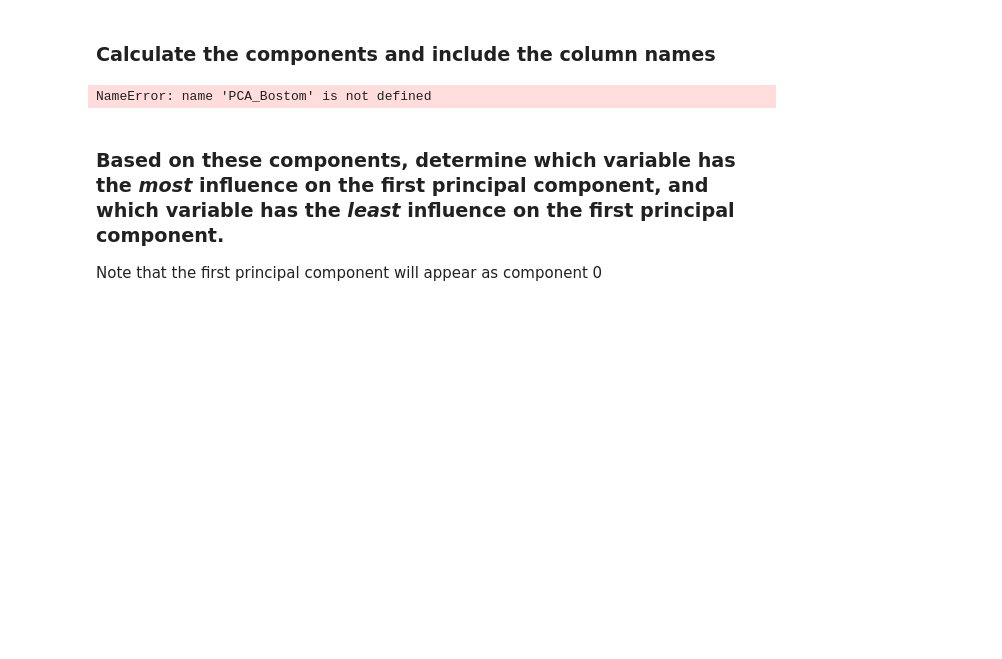
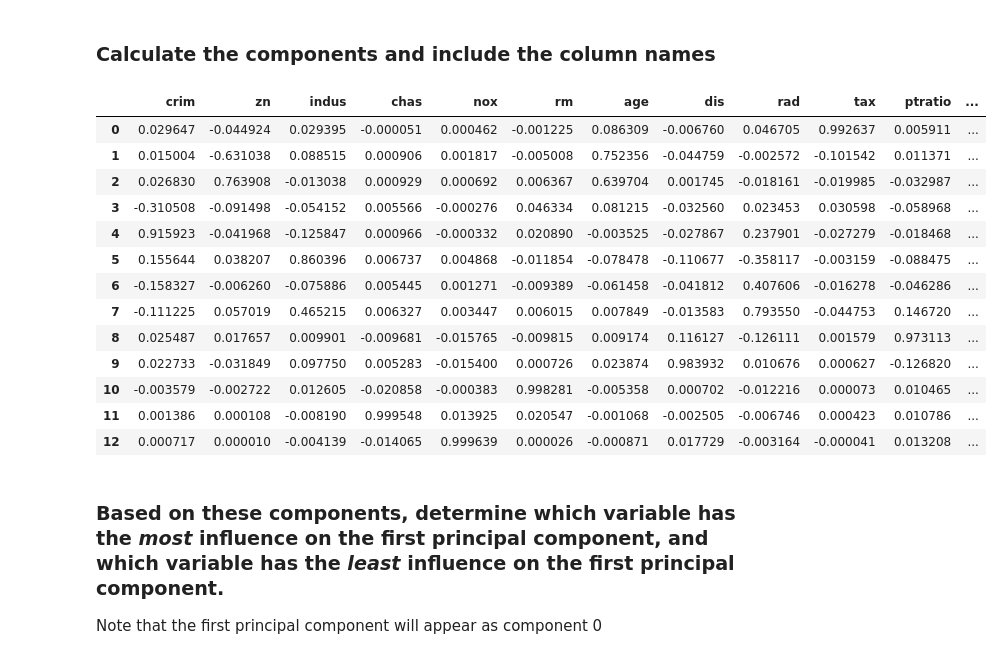
Before and after one commit to JosephPizzuti/code_2600, a Jupyter notebook: mod07_clustering.ipynb, the cells around one changed output. Cells and saved outputs as stored; diff of their text form; code cells hidden in the pictures; blank space fills up the shorter version.

```diff
--- a/mod07_clustering.ipynb
+++ b/mod07_clustering.ipynb
@@ -184,10 +184,23 @@ PCA()
 # %% [markdown]
 ### Calculate the components and include the column names
 # %%
-components_Boston = pd.DataFrame(PCA_Bostom.components_, columns=Boston.columns.to_list())
+components_Boston = pd.DataFrame(PCA_Boston.components_, columns=Boston.columns.to_list())
 components_Boston
 # %% [output]
-NameError: name 'PCA_Bostom' is not defined
+|  | crim | zn | indus | chas | nox | rm | age | dis | rad | tax | ptratio | ... |
+| 0 | 0.029647 | -0.044924 | 0.029395 | -0.000051 | 0.000462 | -0.001225 | 0.086309 | -0.006760 | 0.046705 | 0.992637 | 0.005911 | ... |
+| 1 | 0.015004 | -0.631038 | 0.088515 | 0.000906 | 0.001817 | -0.005008 | 0.752356 | -0.044759 | -0.002572 | -0.101542 | 0.011371 | ... |
+| 2 | 0.026830 | 0.763908 | -0.013038 | 0.000929 | 0.000692 | 0.006367 | 0.639704 | 0.001745 | -0.018161 | -0.019985 | -0.032987 | ... |
+| 3 | -0.310508 | -0.091498 | -0.054152 | 0.005566 | -0.000276 | 0.046334 | 0.081215 | -0.032560 | 0.023453 | 0.030598 | -0.058968 | ... |
+| 4 | 0.915923 | -0.041968 | -0.125847 | 0.000966 | -0.000332 | 0.020890 | -0.003525 | -0.027867 | 0.237901 | -0.027279 | -0.018468 | ... |
+| 5 | 0.155644 | 0.038207 | 0.860396 | 0.006737 | 0.004868 | -0.011854 | -0.078478 | -0.110677 | -0.358117 | -0.003159 | -0.088475 | ... |
+| 6 | -0.158327 | -0.006260 | -0.075886 | 0.005445 | 0.001271 | -0.009389 | -0.061458 | -0.041812 | 0.407606 | -0.016278 | -0.046286 | ... |
+| 7 | -0.111225 | 0.057019 | 0.465215 | 0.006327 | 0.003447 | 0.006015 | 0.007849 | -0.013583 | 0.793550 | -0.044753 | 0.146720 | ... |
+| 8 | 0.025487 | 0.017657 | 0.009901 | -0.009681 | -0.015765 | -0.009815 | 0.009174 | 0.116127 | -0.126111 | 0.001579 | 0.973113 | ... |
+| 9 | 0.022733 | -0.031849 | 0.097750 | 0.005283 | -0.015400 | 0.000726 | 0.023874 | 0.983932 | 0.010676 | 0.000627 | -0.126820 | ... |
+| 10 | -0.003579 | -0.002722 | 0.012605 | -0.020858 | -0.000383 | 0.998281 | -0.005358 | 0.000702 | -0.012216 | 0.000073 | 0.010465 | ... |
+| 11 | 0.001386 | 0.000108 | -0.008190 | 0.999548 | 0.013925 | 0.020547 | -0.001068 | -0.002505 | -0.006746 | 0.000423 | 0.010786 | ... |
+| 12 | 0.000717 | 0.000010 | -0.004139 | -0.014065 | 0.999639 | 0.000026 | -0.000871 | 0.017729 | -0.003164 | -0.000041 | 0.013208 | ... |
 # %% [markdown]
 ### Based on these components, determine which variable has the _most_ influence on the first principal component, and which variable has the _least_ influence on the first principal component.
 
```
Also changed, not shown: parts of 6 cells of this notebook.
